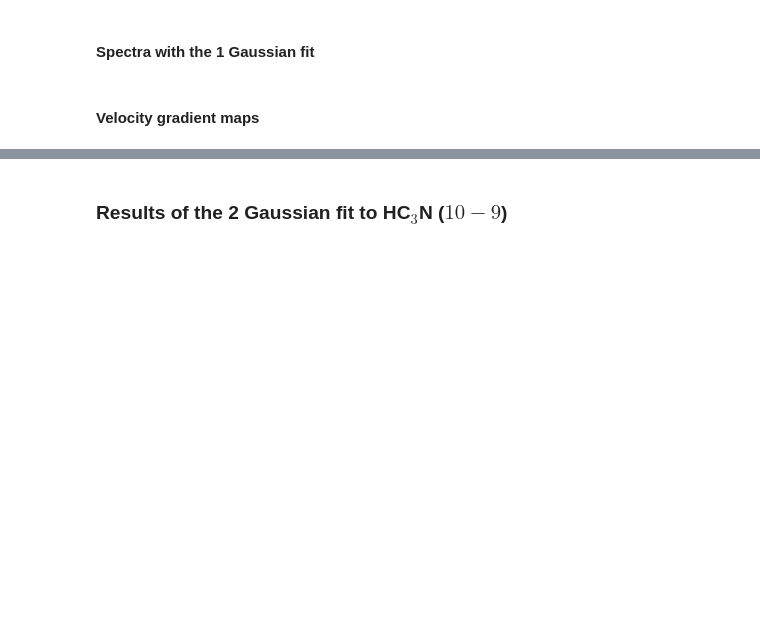
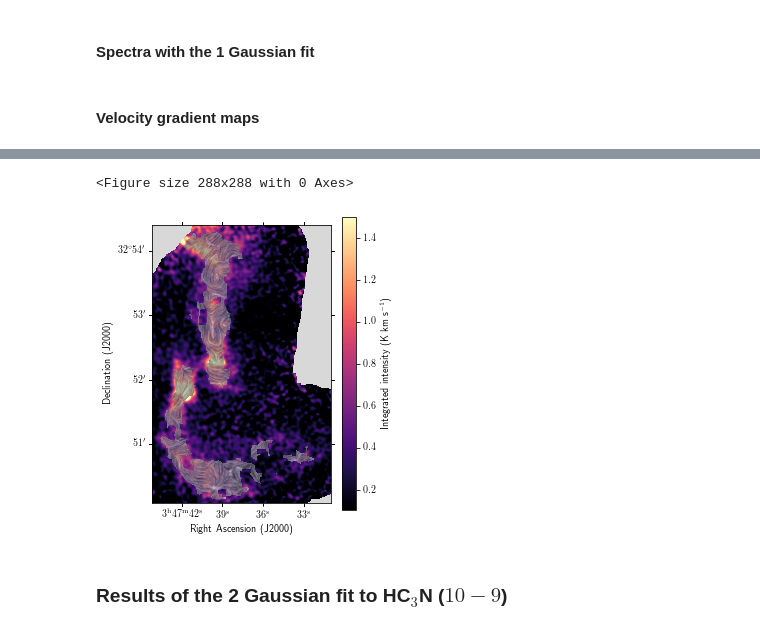
Before and after one commit to tere-valdivia/Barnard_5_infall, a Jupyter notebook: figures.ipynb, the cells around one changed output, grey strips where cells are left out. Drawn from its saved outputs; the diff is of its cells as text; code cells hidden in the pictures; blank space fills up the shorter version.

```diff
--- a/figures.ipynb
+++ b/figures.ipynb
@@ -651,3 +629,72 @@ if savefigure:
+# %%
+# With intensity as integrated intensity map
+savefigure = True
+
+stretch = 'arcsinh'
+cmapl = 'magma'
+vmin = 0.1
+vmax = 1.5
+vmid = 0.8
+beams = 8
+
+cmap = cm.get_cmap(cmapl).copy()
+cmap.set_bad('0.85')
+
+
+fig = plt.figure(1, figsize=(4,4))
+figname = figdir + 'B5-NOEMA+30m-H3CN-10-9_cut_K_1G_fitparams_filtered_Nabla_Vlsr_int_intensity_{}beams.pdf'.format(beams)
+vectorfile = 'B5_NOEMA_30m/gradient_LIC_{}beams_8.fits'.format(beams)
+absfile = mom0file
+# absfile = 'B5_NOEMA_30m/gradient_abs_{}beams.fits'.format(beams)
+vector_data = fits.getdata(vectorfile)
+vector_data /= np.nanmax(vector_data)
+# vector_data /= np.nanmax(vector_data)
+# vector_data[np.where(np.isnan(vector_data))] = 0
+intdata = fits.getdata(absfile) #*vector_data
+header1 = fits.getheader(absfile)
+wcs = WCS(header1)
+bmaj, bmin = np.array([header1['BMAJ'], header1['BMIN']])/np.abs(header1['CDELT2'])
+bpa = header1['BPA']-90
+
+mapdata = intdata #np.where(~np.isnan(vector_data), intdata, np.nan)
+
+# norm = ImageNormalize(mapdata, vmin=vmin, vmax=vmax,
+#                       stretch=AsinhStretch(a=vmid))
+
+contdata = fits.getdata(maskC1file) + fits.getdata(maskC2file) + fits.getdata(maskC3file)
+
+
+rapix, decpix = wcs.wcs_world2pix([ra_yso], [dec_yso], 0)
+
+fig = plt.figure(figsize=(4,6))
+gc = fig.add_subplot(111, projection = wcs)
+im = gc.imshow(mapdata, cmap=cmap, interpolation='catrom', vmin=vmin, vmax=vmax)
+plt.colorbar(im, ax=gc, label=r'Integrated intensity (K km s$^{-1}$)', shrink=0.9)
+# gc = plot_aplpy_subfig(fits.PrimaryHDU(mapdata, header1), fig, (1,1,1), stretch, \
+#                             vmin, vmax, cmap, vmid=vmid)
+
+gc.imshow(vector_data, interpolation='catrom', cmap='binary', alpha=0.7)
+gc.contour(contdata, levels=[1], colors='w', zorder=100)
+gc.set_xlim([65,280])
+gc.set_ylim([25,360])
+gc.set_xlabel('Right Ascension (J2000)')
+gc.set_ylabel('Declination (J2000)')
+
+# gc.show_contour(nh3mom0file, colors='k',levels=nh3mom0levels, zorder=34)
+# gc.show_markers(ra_yso, dec_yso, marker='*', alpha=1, layer='lay_yso',  facecolor='None', edgecolor='w')
+# gc.recenter(56.9055921,32.8711272,width=0.06,height=0.08)
+# gc.show_contour(maskC1file, colors='k')
+
+# gc.show_contour(maskC2file, colors='k')
+
+# gc.show_contour(maskC3file, colors='k')
+# gc.colorbar.set_axis_label_text(r'Integrated intensity (K km s$^{-1}$)')
+
+if savefigure:
+    fig.savefig(figname, dpi=300, bbox_inches='tight')
+# %% [output]
+<Figure size 288x288 with 0 Axes>
+[figure, added]
 # %% [markdown]
 ### Results of the 2 Gaussian fit to HC$_3$N ($10-9$)
 # %% [markdown]
```
Also changed, not shown: parts of 9 cells of this notebook, 49 other files.
